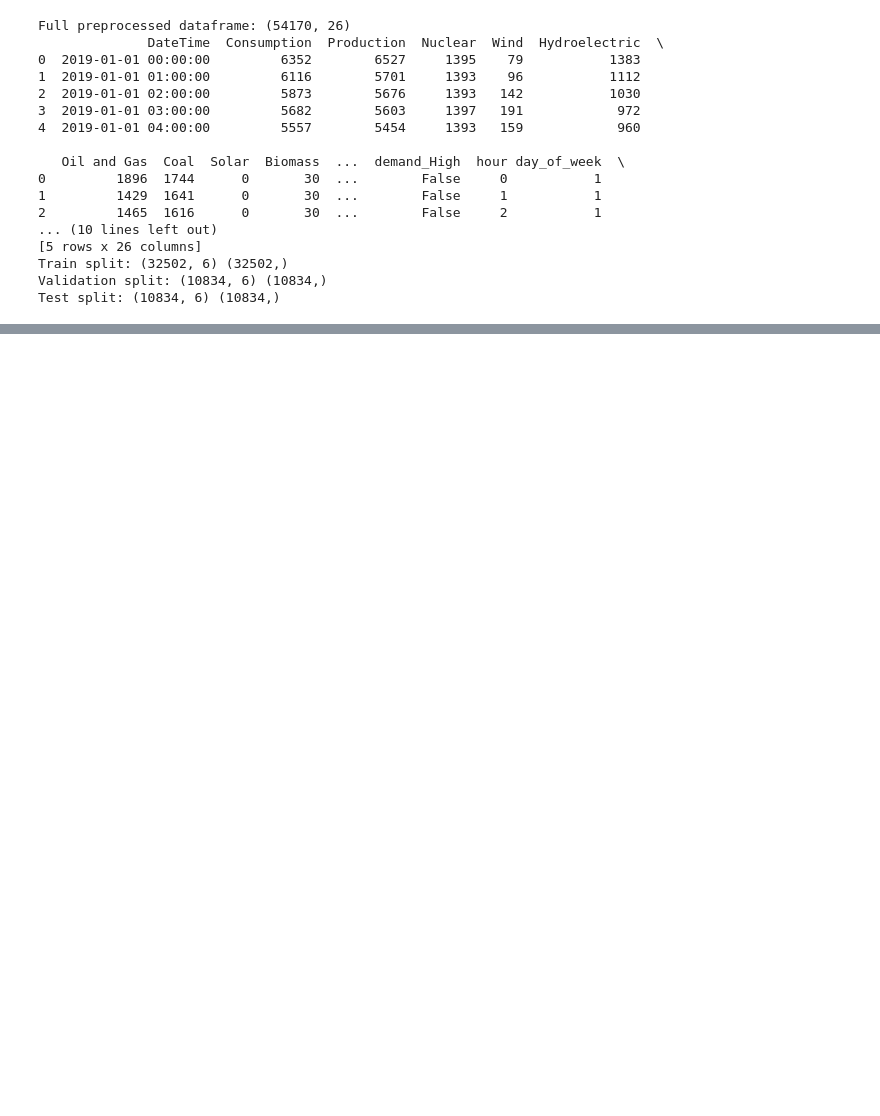
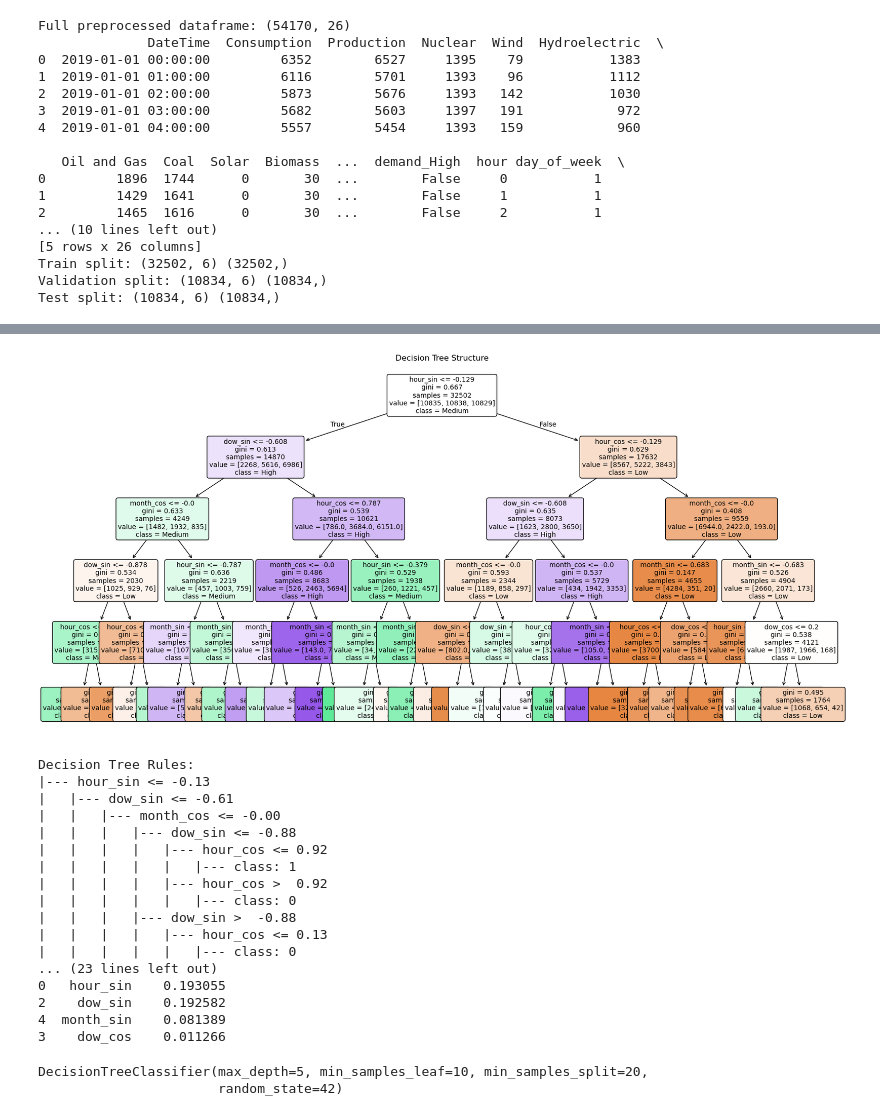
Before and after one commit to FedorSulaev/energy-demand-classifier, a Jupyter notebook: notebooks/04_choosing_and_applying_classification_models.ipynb, the cells around one changed output, grey strips where cells are left out. Saved outputs shown, nothing was run; the diff lists cells and outputs as text; code cells hidden in the pictures; blank space fills up the shorter version.

```diff
--- a/notebooks/04_choosing_and_applying_classification_models.ipynb
+++ b/notebooks/04_choosing_and_applying_classification_models.ipynb
@@ -192,0 +263,63 @@ weighted avg       0.68      0.68      0.68     10834
+# %%
+def demonstrate_decision_tree(X_train, y_train, X_val, y_val):
+    """Demonstrate decision tree with visualization and interpretation"""
+
+    # Train decision tree with controlled depth
+    tree = DecisionTreeClassifier(
+        max_depth=5,           # Prevent overfitting
+        min_samples_split=20,  # Minimum samples to split
+        min_samples_leaf=10,   # Minimum samples in leaf
+        random_state=42
+    )
+
+    tree.fit(X_train, y_train)
+
+    # Visualize the tree structure
+    plt.figure(figsize=(20, 10))
+    plot_tree(tree,
+              feature_names=X_train.columns,
+              class_names=labels,
+              filled=True,
+              rounded=True,
+              fontsize=10)
+    plt.title("Decision Tree Structure")
+    plt.show()
+
+    # Get text representation of rules
+    tree_rules = export_text(tree, feature_names=list(X_train.columns))
+    print("Decision Tree Rules:")
+    print(tree_rules[:1000] + "..." if len(tree_rules) > 1000 else tree_rules)
+
+    # Feature importance
+    importance_df = pd.DataFrame({
+        'feature': X_train.columns,
+        'importance': tree.feature_importances_
+    }).sort_values('importance', ascending=False)
+
+    print("\nFeature Importance:")
+    print(importance_df)
+
+    return tree
+# %%
+demonstrate_decision_tree(X_train, y_train, X_val, y_val)
+# %% [output]
+[figure, added]
+Decision Tree Rules:
+|--- hour_sin <= -0.13
+|   |--- dow_sin <= -0.61
+|   |   |--- month_cos <= -0.00
+|   |   |   |--- dow_sin <= -0.88
+|   |   |   |   |--- hour_cos <= 0.92
+|   |   |   |   |   |--- class: 1
+|   |   |   |   |--- hour_cos >  0.92
+|   |   |   |   |   |--- class: 0
+|   |   |   |--- dow_sin >  -0.88
+|   |   |   |   |--- hour_cos <= 0.13
+|   |   |   |   |   |--- class: 0
+... (23 lines left out)
+0   hour_sin    0.193055
+2    dow_sin    0.192582
+4  month_sin    0.081389
+3    dow_cos    0.011266
+DecisionTreeClassifier(max_depth=5, min_samples_leaf=10, min_samples_split=20,
+                       random_state=42)
```
Also changed, not shown: parts of 29 cells of this notebook, 1 other file.
